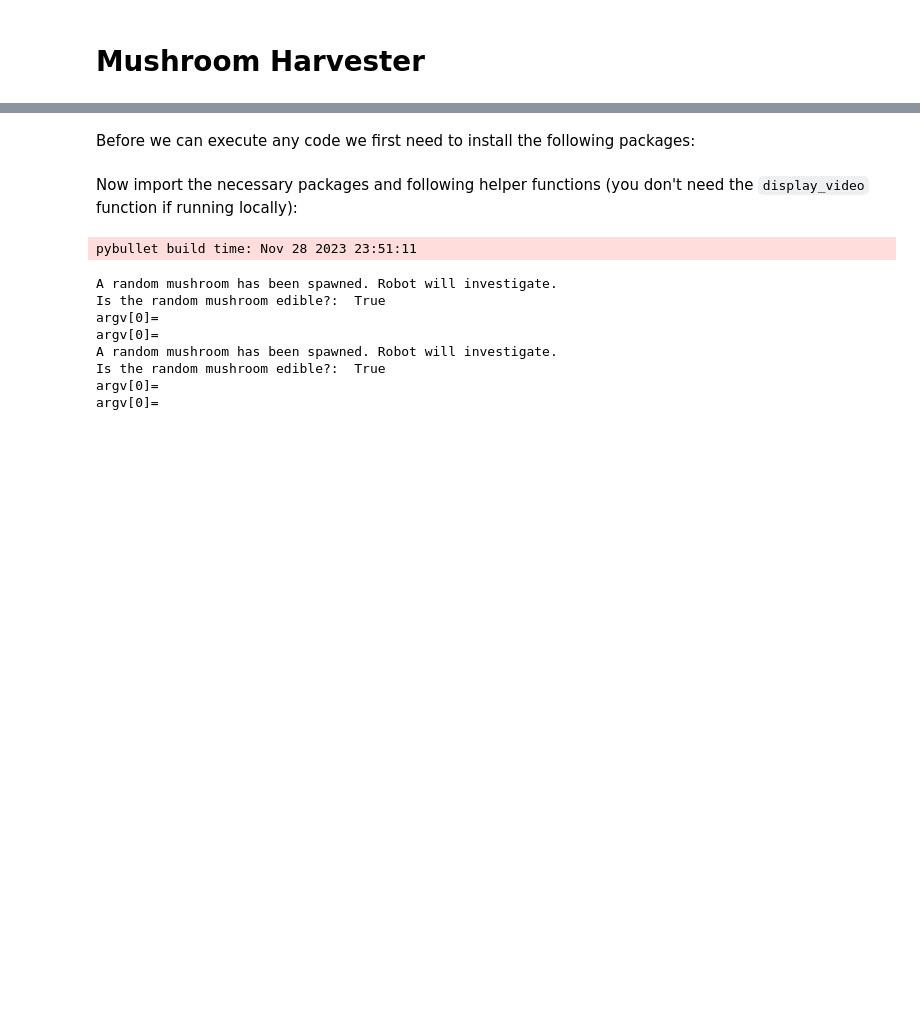
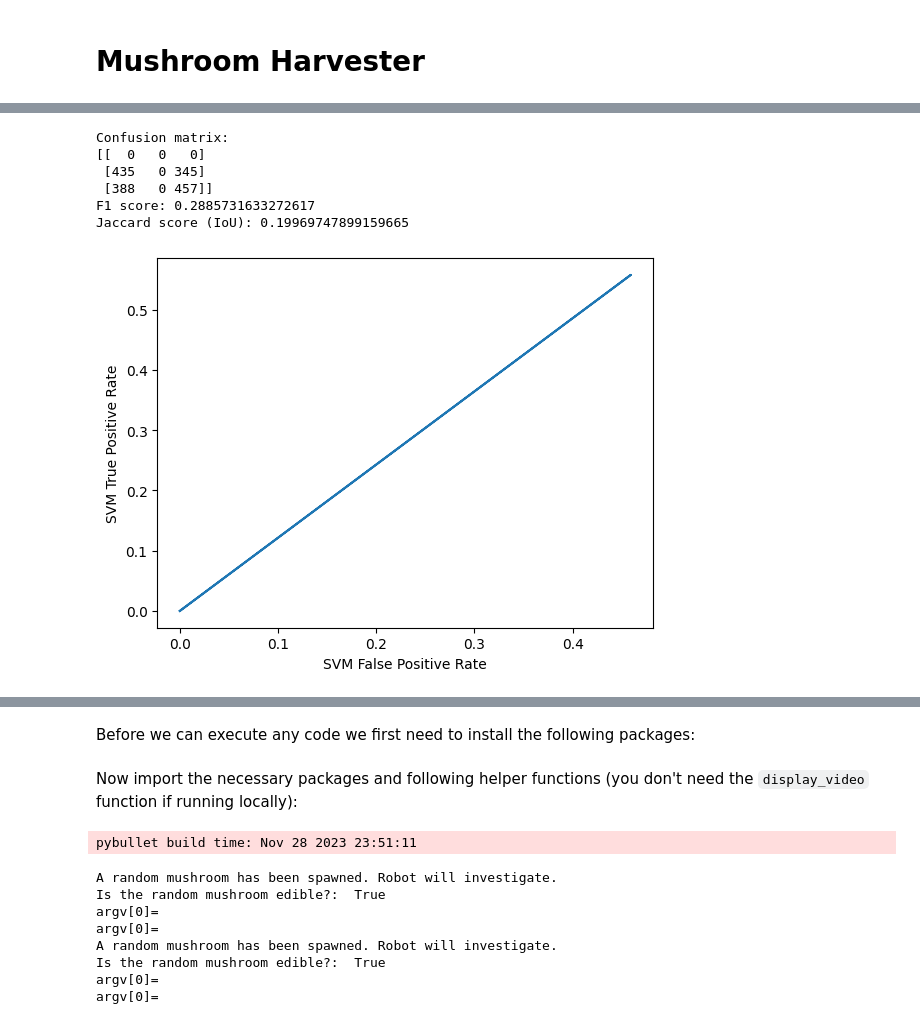
Before and after one commit to Yummi305/mushroomHarvest, a Jupyter notebook: harvester/MushroomProject_Group_7.ipynb, the cells around one changed output, grey strips where cells are left out. Cells and saved outputs as stored; diff of their text form; code cells hidden in the pictures; blank space fills up the shorter version.

```diff
--- a/harvester/MushroomProject_Group_7.ipynb
+++ b/harvester/MushroomProject_Group_7.ipynb
@@ -2,0 +35,3 @@
+# %%
+# Import Github
+url = 'https://raw.githubusercontent.com/Yummi305/mushroomHarvest/main/data/mushrooms.csv'
@@ -3,3 +158,31 @@
+# %%
+## For the Test Set ##
+x_test_data = X_test.to_numpy()
+
+score = x_test_data @ w
+x_test_pred = np.sign(score - b).astype(int)
+labels_y_test = y_test.to_numpy()
+# %%
+## For the Test Set ##
+print("Confusion matrix:", confusion_matrix(labels_y_test, x_test_pred), sep='\n')
+print("F1 score:", f1_score(labels_y_test, x_test_pred, average='weighted'))
+print("Jaccard score (IoU):", jaccard_score(labels_y_test, x_test_pred, average='weighted'))
+# %% [output]
+Confusion matrix:
+[[  0   0   0]
+ [435   0 345]
+ [388   0 457]]
+F1 score: 0.2885731633272617
+Jaccard score (IoU): 0.19969747899159665
+# %%
+svm_fpr, svm_tpr, svm_th = roc_curve(labels_y_test, x_test_pred)
+
+plt.plot(svm_fpr, svm_tpr)
+plt.xlabel('SVM False Positive Rate')
+plt.ylabel('SVM True Positive Rate')
+plt.show()
+# %% [output]
+[figure, added]
 # %% [markdown]
 ## Simple Car Environment
 ---
```
Also changed, not shown: parts of 10 cells of this notebook.
